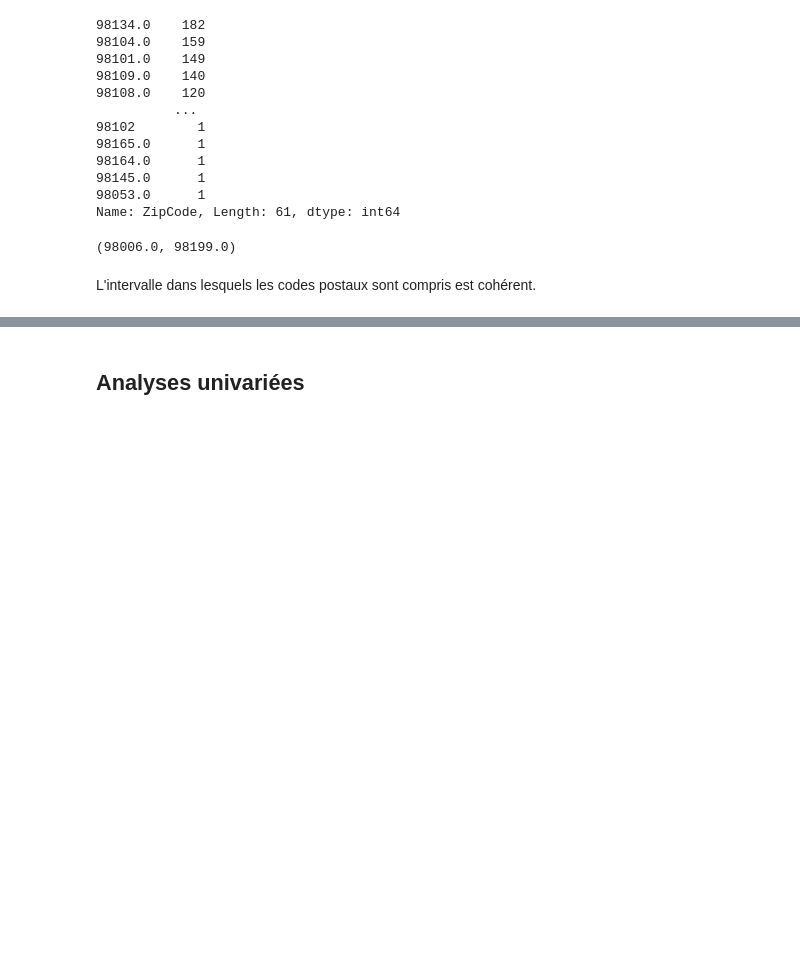
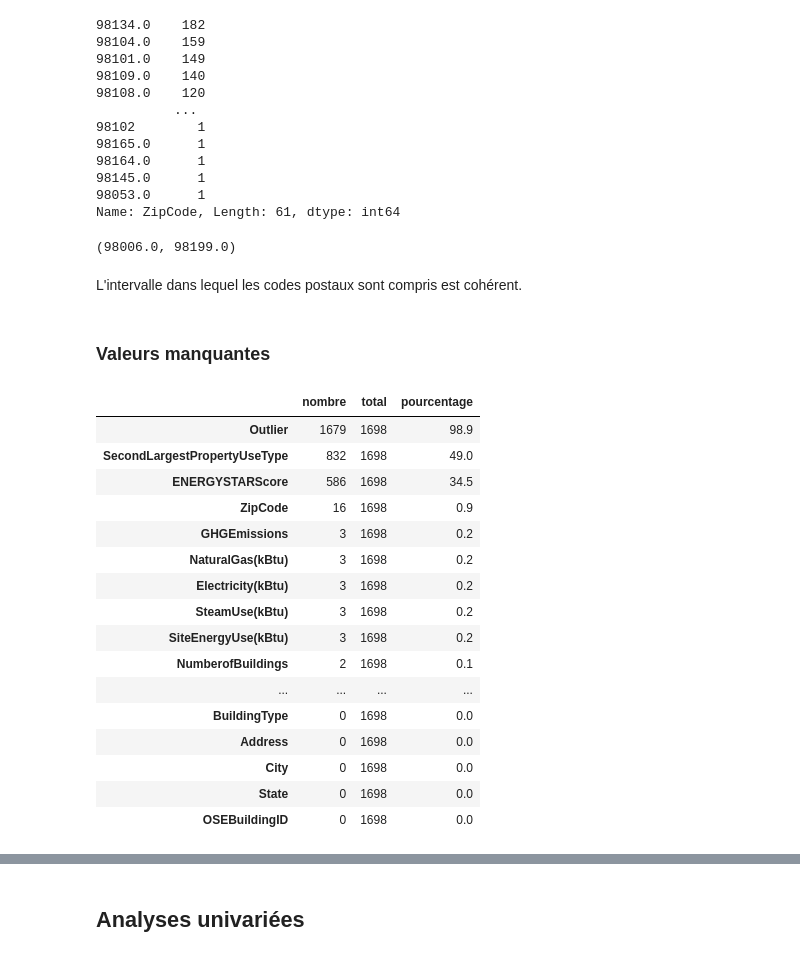
Before and after one commit to sebastienbourgeois/oc-p4-anticiper-besoin-consommation-batiments, a Jupyter notebook: Pelec_01_notebook.ipynb, the cells around one changed output, grey strips where cells are left out. Cells and saved outputs as stored; diff of their text form; code cells hidden in the pictures; blank space fills up the shorter version.

```diff
--- a/Pelec_01_notebook.ipynb
+++ b/Pelec_01_notebook.ipynb
@@ -518,4 +518,36 @@ Name: ZipCode, Length: 61, dtype: int64
 # %% [output]
 (98006.0, 98199.0)
 # %% [markdown]
-L'intervalle dans lesquels les codes postaux sont compris est cohérent.
+L'intervalle dans lequel les codes postaux sont compris est cohérent.
+# %% [markdown]
+### Valeurs manquantes
+# %%
+nombres_donnees_manquantes = batiments_data.isnull().sum()
+nombres_donnees_totales = batiments_data.isnull().count()
+pourcentages_donnees_manquantes = round(nombres_donnees_manquantes/nombres_donnees_totales*100, 1)
+
+donnees_manquantes_df = pd.DataFrame({'nombre': nombres_donnees_manquantes,
+                                      'total': nombres_donnees_totales,
+                                      'pourcentage': pourcentages_donnees_manquantes})
+
+donnees_manquantes_df.sort_values(by=['nombre'], ascending=False, inplace=True)
+
+donnees_manquantes_df
+# %% [output]
+|  | nombre | total | pourcentage |
+| Outlier | 1679 | 1698 | 98.9 |
+| SecondLargestPropertyUseType | 832 | 1698 | 49.0 |
+| ENERGYSTARScore | 586 | 1698 | 34.5 |
+| ZipCode | 16 | 1698 | 0.9 |
+| GHGEmissions | 3 | 1698 | 0.2 |
+| NaturalGas(kBtu) | 3 | 1698 | 0.2 |
+| Electricity(kBtu) | 3 | 1698 | 0.2 |
+| SteamUse(kBtu) | 3 | 1698 | 0.2 |
+| SiteEnergyUse(kBtu) | 3 | 1698 | 0.2 |
+| NumberofBuildings | 2 | 1698 | 0.1 |
+| ... | ... | ... | ... |
+| BuildingType | 0 | 1698 | 0.0 |
+| Address | 0 | 1698 | 0.0 |
+| City | 0 | 1698 | 0.0 |
+| State | 0 | 1698 | 0.0 |
+| OSEBuildingID | 0 | 1698 | 0.0 |
```
Also changed, not shown: parts of 8 cells of this notebook.
